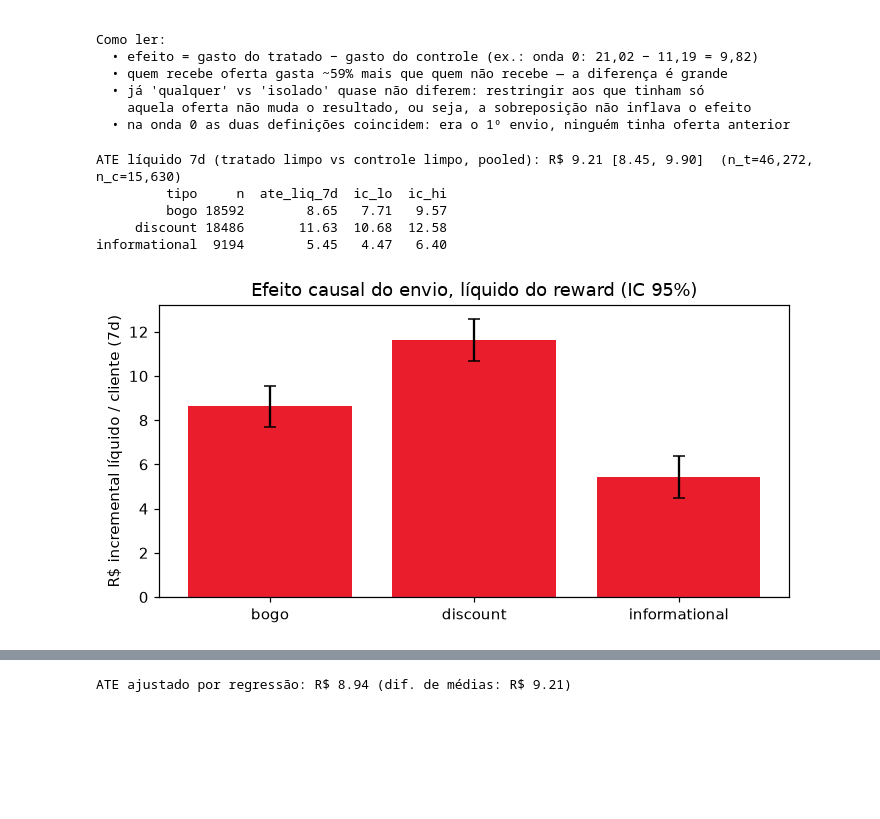
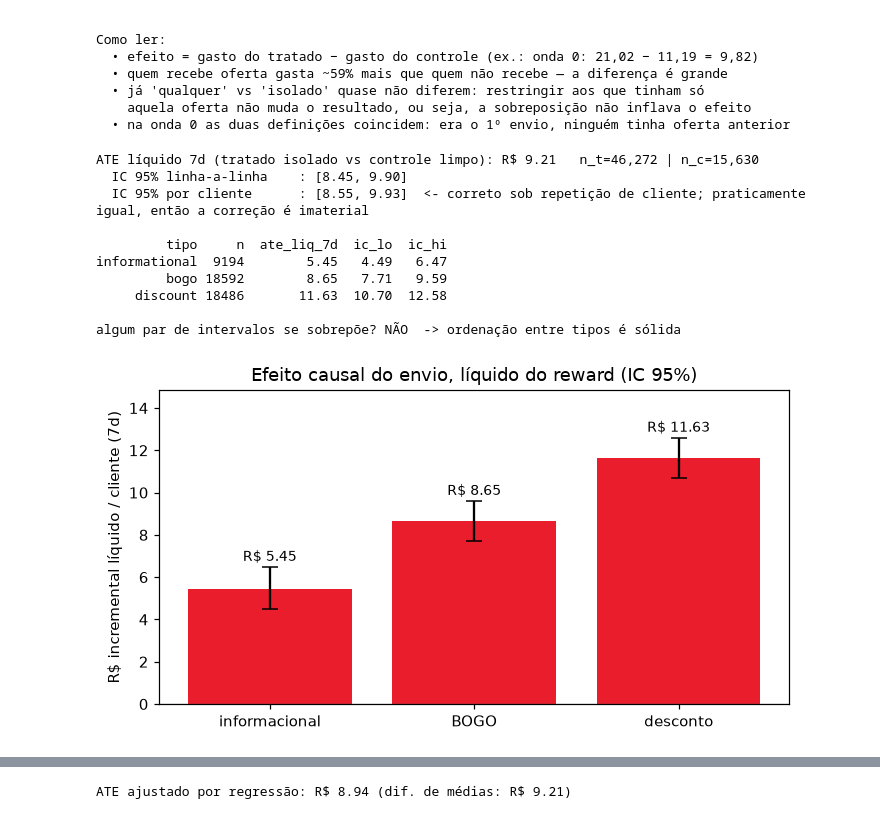
Before and after one commit to velosomn/ifood-case, a Jupyter notebook: notebooks/2_modeling.ipynb, the cells around one changed output, grey strips where cells are left out. Saved outputs shown, nothing was run; the diff lists cells and outputs as text; code cells hidden in the pictures; blank space fills up the shorter version.

```diff
--- a/notebooks/2_modeling.ipynb
+++ b/notebooks/2_modeling.ipynb
@@ -218,36 +218,77 @@ Como ler:
   • já 'qualquer' vs 'isolado' quase não diferem: restringir aos que tinham só
     aquela oferta não muda o resultado, ou seja, a sobreposição não inflava o efeito
   • na onda 0 as duas definições coincidem: era o 1º envio, ninguém tinha oferta anterior
+# %%
+def cluster_ci(t_df, c_df, n=2000, seed=0):
+    """IC por bootstrap reamostrando CLIENTES (não linhas).
+
+    O mesmo cliente aparece em até 6 ondas, então as linhas não são
+    independentes. Reamostrar clientes inteiros é o IC correto sob essa
+    correlação — na prática, com 17 mil clientes, a diferença é pequena.
+    """
+    pool = pd.concat([t_df.assign(_g=1), c_df.assign(_g=0)])
+    agg = (pool.groupby(['account_id', '_g'])['y_net_h7'].agg(['sum', 'count'])
+               .unstack('_g', fill_value=0))
+    s0, n0 = agg[('sum', 0)].values, agg[('count', 0)].values
+    s1, n1 = agg[('sum', 1)].values, agg[('count', 1)].values
+    M = len(agg)
+    r = np.random.RandomState(seed)
+    diffs = np.empty(n)
+    for i in range(n):
+        idx = r.randint(0, M, M)
+        diffs[i] = s1[idx].sum() / max(n1[idx].sum(), 1) - s0[idx].sum() / max(n0[idx].sum(), 1)
+    return np.percentile(diffs, [2.5, 97.5])
 # %%
-# ATE agregado (pooled, ponderado por onda) e por tipo de oferta
+# ATE agregado (junta todas as ondas) e por tipo de oferta
 pool_t = df[(df.W == 1) & (df.n_active_offers == 0)]
 pool_c = df[df.control_clean == 1]
-lo, hi = boot_ci(pool_t['y_net_h7'].values, pool_c['y_net_h7'].values)
 ate_pool = pool_t['y_net_h7'].mean() - pool_c['y_net_h7'].mean()
-print(f"ATE líquido 7d (tratado limpo vs controle limpo, pooled): "
-      f"R$ {ate_pool:.2f} [{lo:.2f}, {hi:.2f}]  (n_t={len(pool_t):,}, n_c={len(pool_c):,})")
 
+lo_lin, hi_lin = boot_ci(pool_t['y_net_h7'].values, pool_c['y_net_h7'].values)
+lo_cl, hi_cl = cluster_ci(pool_t, pool_c)
+print(f"ATE líquido 7d (tratado isolado vs controle limpo): R$ {ate_pool:.2f}"
+      f"   n_t={len(pool_t):,} | n_c={len(pool_c):,}")
+print(f"  IC 95% linha-a-linha    : [{lo_lin:.2f}, {hi_lin:.2f}]")
+print(f"  IC 95% por cliente      : [{lo_cl:.2f}, {hi_cl:.2f}]  <- correto sob repetição"
+      f" de cliente; praticamente igual, então a correção é imaterial\n")
+
+# por tipo — um único cálculo (IC por cliente), ordenado pelo efeito
 by_type = []
 for t in ['bogo', 'discount', 'informational']:
     tt = pool_t[pool_t.offer_type == t]['y_net_h7'].values
-    lo, hi = boot_ci(tt, pool_c['y_net_h7'].values, seed=1)
-    by_type.append({'tipo': t, 'n': len(tt), 'ate_liq_7d': tt.mean() - pool_c['y_net_h7'].mean(),
-                    'ic_lo': lo, 'ic_hi': hi})
-by_type = pd.DataFrame(by_type)
-print(by_type.round(2).to_string(index=False))
+    lo, hi = cluster_ci(pool_t[pool_t.offer_type == t], pool_c, seed=1)
+    by_type.append({'tipo': t, 'n': len(tt),
+                    'ate_liq_7d': round(tt.mean() - pool_c['y_net_h7'].mean(), 2),
+                    'ic_lo': round(lo, 2), 'ic_hi': round(hi, 2)})
+by_type = pd.DataFrame(by_type).sort_values('ate_liq_7d').reset_index(drop=True)
+print(by_type.to_string(index=False))
 
-fig, ax = plt.subplots(figsize=(6.5, 3.4))
-ax.bar(by_type.tipo, by_type.ate_liq_7d, color=IFOOD_RED,
+# ordenar pelo efeito faz a separação entre os tipos aparecer sozinha no gráfico
+sobrepoe = (by_type.ic_hi[:-1].values > by_type.ic_lo[1:].values).any()
+print(f"\nalgum par de intervalos se sobrepõe? {'SIM' if sobrepoe else 'NÃO'}"
+      f"  -> ordenação entre tipos é {'inconclusiva' if sobrepoe else 'sólida'}")
+
+LAB = {'informational': 'informacional', 'bogo': 'BOGO', 'discount': 'desconto'}
+fig, ax = plt.subplots(figsize=(6.5, 3.6))
+ax.bar([LAB[t] for t in by_type.tipo], by_type.ate_liq_7d, color=IFOOD_RED,
        yerr=[by_type.ate_liq_7d - by_type.ic_lo, by_type.ic_hi - by_type.ate_liq_7d],
-       capsize=4)
+       capsize=5)
+for i, (v, hi) in enumerate(zip(by_type.ate_liq_7d, by_type.ic_hi)):
+    ax.text(i, hi + 0.3, f'R$ {v:.2f}', ha='center', fontsize=9)
 ax.axhline(0, color='grey', lw=.8)
 ax.set_ylabel('R$ incremental líquido / cliente (7d)')
 ax.set_title('Efeito causal do envio, líquido do reward (IC 95%)')
+ax.margins(y=0.18)
 plt.tight_layout(); plt.savefig(f'{FIG}/05_ate.png', bbox_inches='tight'); plt.show()
 # %% [output]
-ATE líquido 7d (tratado limpo vs controle limpo, pooled): R$ 9.21 [8.45, 9.90]  (n_t=46,272, n_c=15,630)
+ATE líquido 7d (tratado isolado vs controle limpo): R$ 9.21   n_t=46,272 | n_c=15,630
+  IC 95% linha-a-linha    : [8.45, 9.90]
+  IC 95% por cliente      : [8.55, 9.93]  <- correto sob repetição de cliente; praticamente igual, então a correção é imaterial
+
          tipo     n  ate_liq_7d  ic_lo  ic_hi
-         bogo 18592        8.65   7.71   9.57
-     discount 18486       11.63  10.68  12.58
-informational  9194        5.45   4.47   6.40
+informational  9194        5.45   4.49   6.47
+         bogo 18592        8.65   7.71   9.59
+     discount 18486       11.63  10.70  12.58
+
+algum par de intervalos se sobrepõe? NÃO  -> ordenação entre tipos é sólida
-[figure, old version]
+[figure, new version]
```
Also changed, not shown: parts of 6 cells of this notebook, 2 other files.
